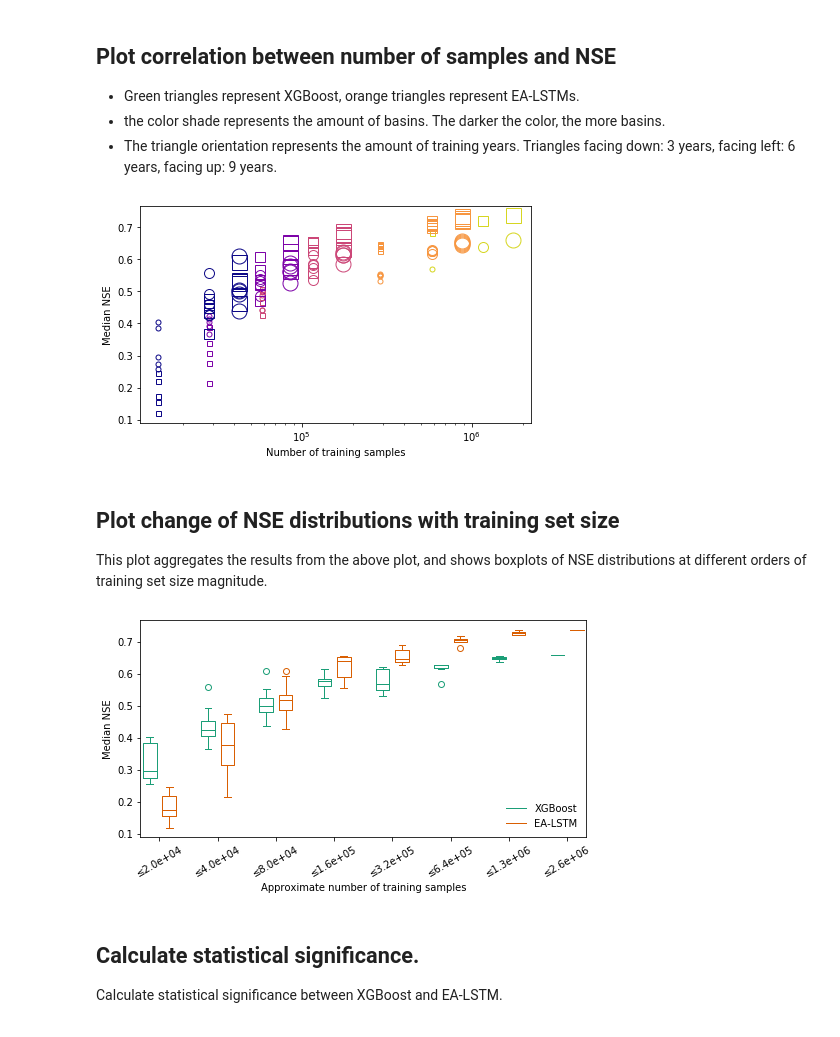
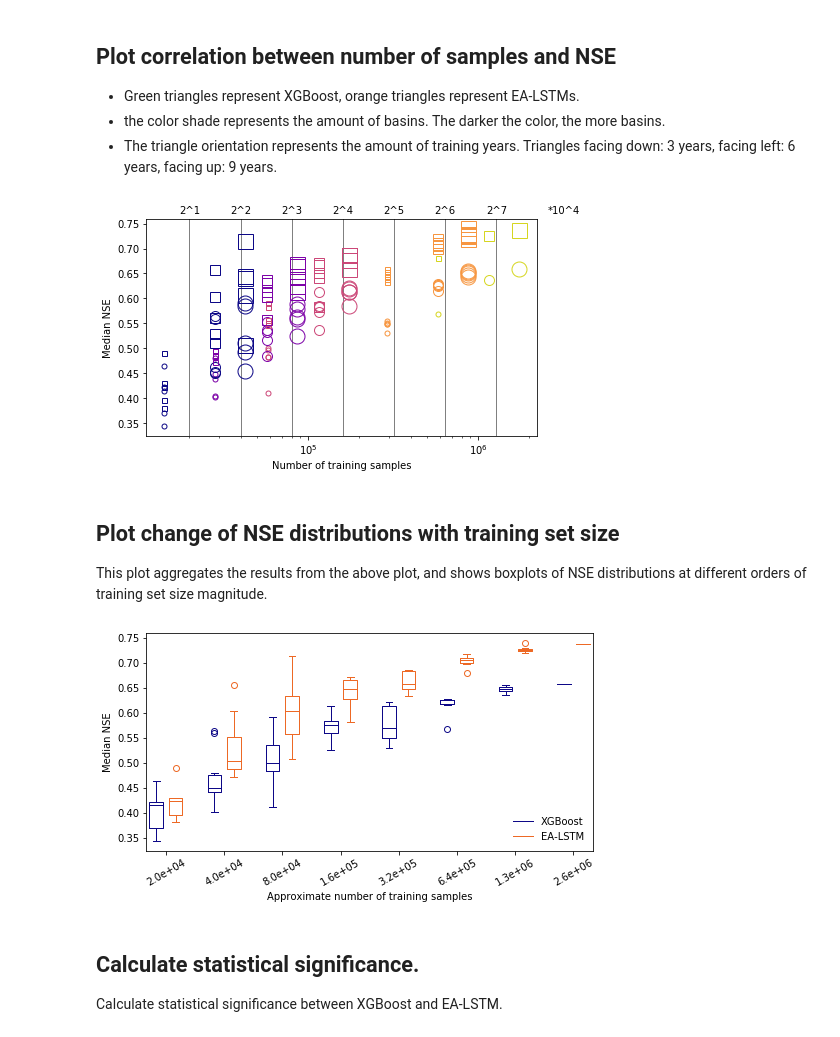
Before and after one commit to gauchm/ealstm_regional_modeling, a Jupyter notebook: notebooks/performance_gridEvaluation.ipynb, the cells around one changed output. Cells and saved outputs as stored; diff of their text form; code cells hidden in the pictures.

```diff
--- a/notebooks/performance_gridEvaluation.ipynb
+++ b/notebooks/performance_gridEvaluation.ipynb
@@ -183,0 +195,29 @@ df[["min", "mean", "median", "avg_failures", "std_mean", "std_median", "std_fail
+# %%
+best_seqlen_nses = defaultdict(dict)
+best_xgb_seqlens = pd.DataFrame(index=[13, 26, 53, 265, 531], columns=[3, 6, 9])
+best_ealstm_seqlens = pd.DataFrame(index=[13, 26, 53, 265, 531], columns=[3, 6, 9])
+nse_diff_xgb = pd.DataFrame(index=[13, 26, 53, 265, 531], columns=[3, 6, 9], dtype=float)
+nse_diff_ealstm = pd.DataFrame(index=[13, 26, 53, 265, 531], columns=[3, 6, 9], dtype=float)
+for training_years in model_specs_gridEvaluation['training_years']:
+    for n_basins in model_specs_gridEvaluation['n_basins']:
+        basin_subsets = model_specs_gridEvaluation['basin_subsets'][n_basins]
+        best_xgb_seqlen = df.xs([training_years, n_basins, True, "XGBoost"])["median"].idxmax()
+        best_ealstm_seqlen = df.xs([training_years, n_basins, True, "EA-LSTM"])["median"].idxmax()
+        best_xgb_seqlens.loc[n_basins, training_years] = best_xgb_seqlen
+        best_ealstm_seqlens.loc[n_basins, training_years] = best_ealstm_seqlen
+        for b in basin_subsets:
+            best_seqlen_nses[training_years][b] = {
+                "xgboost": all_metrics["NSE"]["xgboost"][training_years][best_xgb_seqlen][b]["ensemble"],
+                "ealstm": all_metrics["NSE"]["ealstm"][training_years][best_ealstm_seqlen][b]["ensemble"]
+            }
+
+        # get difference to next-smaller seq_len
+        if best_xgb_seqlen > 10:
+            one_smaller_xgb = seq_lens['xgboost'][seq_lens['xgboost'].index(best_xgb_seqlen)-1]
+            nse_diff_xgb.loc[n_basins,training_years] = df.xs([training_years, n_basins, True, "XGBoost"])["median"][best_xgb_seqlen] - df.xs([training_years, n_basins, True, "XGBoost"])["median"][one_smaller_xgb]
+        if best_ealstm_seqlen > 10:
+            one_smaller_ealstm = seq_lens['ealstm'][seq_lens['ealstm'].index(best_ealstm_seqlen)-1]
+            nse_diff_ealstm.loc[n_basins,training_years] = df.xs([training_years, n_basins, True, "EA-LSTM"])["median"][best_ealstm_seqlen] - df.xs([training_years, n_basins, True, "EA-LSTM"])["median"][one_smaller_ealstm]
+
+print(best_xgb_seqlens)
+print(best_ealstm_seqlens)
@@ -188,29 +266,32 @@ df[["min", "mean", "median", "avg_failures", "std_mean", "std_median", "std_fail
 - the color shade represents the amount of basins. The darker the color, the more basins.
 - The triangle orientation represents the amount of training years. Triangles facing down: 3 years, facing left: 6 years, facing up: 9 years.
 # %%
-f = plt.figure(figsize=(7,4))
+f, ax = plt.subplots(figsize=(7,4))
 
 colors = {13: [0.05, 0.03, 0.53], 26:  [0.49, 0.01 , 0.66],
           53: [0.80, 0.28, 0.47], 265: [0.97, 0.59, 0.25],
           531: [0.84, 0.84, 0.13]}
 markers = {'xgboost': 'o', 'ealstm': 's'}
 markersize = {3: 5, 6: 10, 9: 15}
+list(ax.axvline(i, color="gray", lw=1) for i in [(2**i)*(10**4) for i in range(1, 8)])
 for model, name, _ in model_specs_gridEvaluation["models"]:
     for training_years, (i, n_basins) in itertools.product(model_specs_gridEvaluation['training_years'],
                                                       enumerate(model_specs_gridEvaluation['n_basins'])):
         basin_subsets = model_specs_gridEvaluation["basin_subsets"][n_basins]
         median_nses, n_samples = [], []
         for b in basin_subsets:
-            median_nses.append(np.median(list(all_metrics['NSE'][model][training_years][b]["ensemble"].values())))
+            median_nses.append(np.median(list(best_seqlen_nses[training_years][b][model].values())))
             n_samples.append(training_years * 365 * n_basins)
-        plt.plot(n_samples, median_nses, label=f"{name}, {training_years} years, {n_basins} basins",
+        ax.plot(n_samples, median_nses, label=f"{name}, {training_years} years, {n_basins} basins",
                  lw=0, marker=markers[model], c=colors[n_basins], markersize=markersize[training_years], markerfacecolor='none')
 
-plt.xscale('log')
-plt.ylabel('Median NSE')
-_ = plt.xlabel('Number of training samples')
+ax.set_xscale('log')
+list(ax.text((2**i)*10000, 0.77, f"2^{i}", horizontalalignment='center') for i in range(1, 8))
+ax.text(2**8*10000, 0.77, "*10^4")
+ax.set_ylabel('Median NSE')
+_ = ax.set_xlabel('Number of training samples')
 # %% [output]
-[figure, old version]
+[figure, new version]
 # %% [markdown]
 ## Plot change of NSE distributions with training set size
 
@@ -225,8 +306,10 @@ for i, (model, name, color) in enumerate(model_specs_gridEvaluation["models"]):
     for training_years, n_basins in itertools.product(model_specs_gridEvaluation['training_years'],
                                                       model_specs_gridEvaluation['n_basins']):
         basin_subsets = model_specs_gridEvaluation["basin_subsets"][n_basins]
+        if any([best_seqlen_nses[training_years][b]["ealstm"] == {} for b in basin_subsets]):
+            continue
         for b in basin_subsets:
-            nse = np.median(list(all_metrics['NSE'][model][training_years][b]["ensemble"].values()))
+            nse = np.median(list(best_seqlen_nses[training_years][b][model].values()))
             n_samples = training_years * 365 * n_basins
             for magnitude in sorted(nse_dict):
                 if magnitude >= n_samples:
@@ -240,11 +323,11 @@ for i, (model, name, color) in enumerate(model_specs_gridEvaluation["models"]):
     legend.append((bp['boxes'][0], name))
 
 plt.ylabel('Median NSE')
-plt.xticks(np.arange(0.5,3*len(nse_dict), 3), [f"≤{k:.1e}" for k in nse_dict], rotation=30)
+plt.xticks(np.arange(0.5,3*len(nse_dict), 3), [f"{k:.1e}" for k in nse_dict], rotation=30)
 plt.legend(*zip(*legend), frameon=False, loc='lower right')
 _ = plt.xlabel('Approximate number of training samples')
 # %% [output]
-[figure, old version]
+[figure, new version]
 # %% [markdown]
 ## Calculate statistical significance.
 
```
Also changed, not shown: parts of 20 cells of this notebook, 2 other files.
